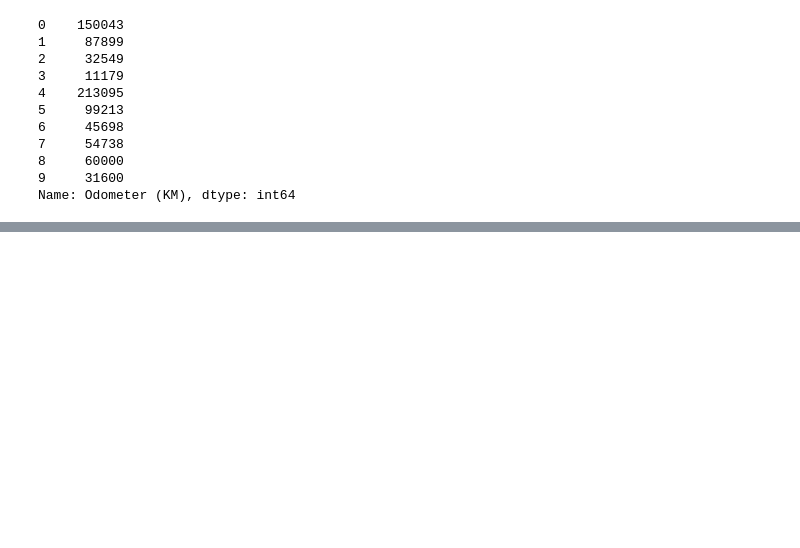
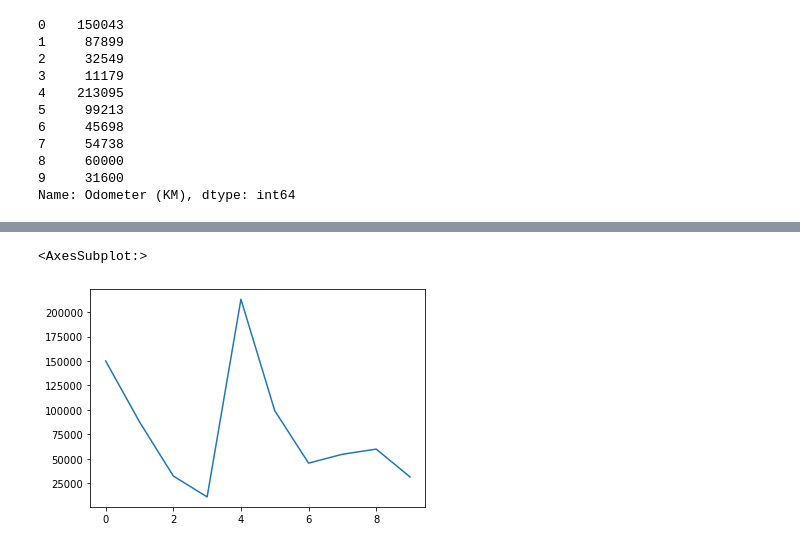
Before and after one commit to AdityaPratap006/introduction-to-machine-learning, a Jupyter notebook: pandas/introduction-to-pandas.ipynb, the cells around one changed output, grey strips where cells are left out. Saved outputs shown, nothing was run; the diff lists cells and outputs as text; code cells hidden in the pictures; blank space fills up the shorter version.

```diff
--- a/pandas/introduction-to-pandas.ipynb
+++ b/pandas/introduction-to-pandas.ipynb
@@ -383,0 +420,5 @@ Name: Odometer (KM), dtype: int64
+# %%
+car_sales["Odometer (KM)"].plot()
+# %% [output]
+<AxesSubplot:>
+[figure, added]
```
Also changed, not shown: parts of 11 cells of this notebook.
